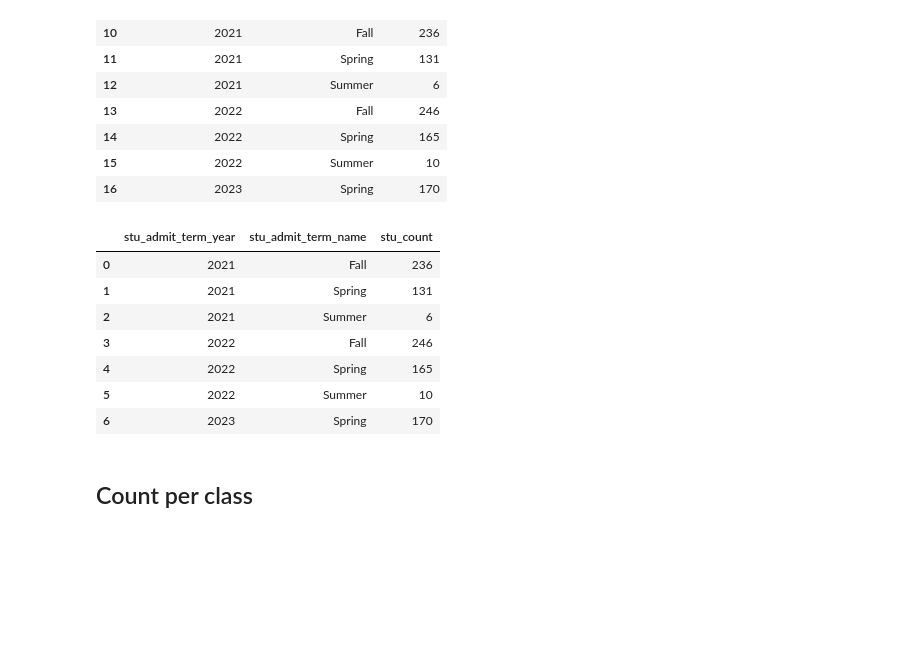
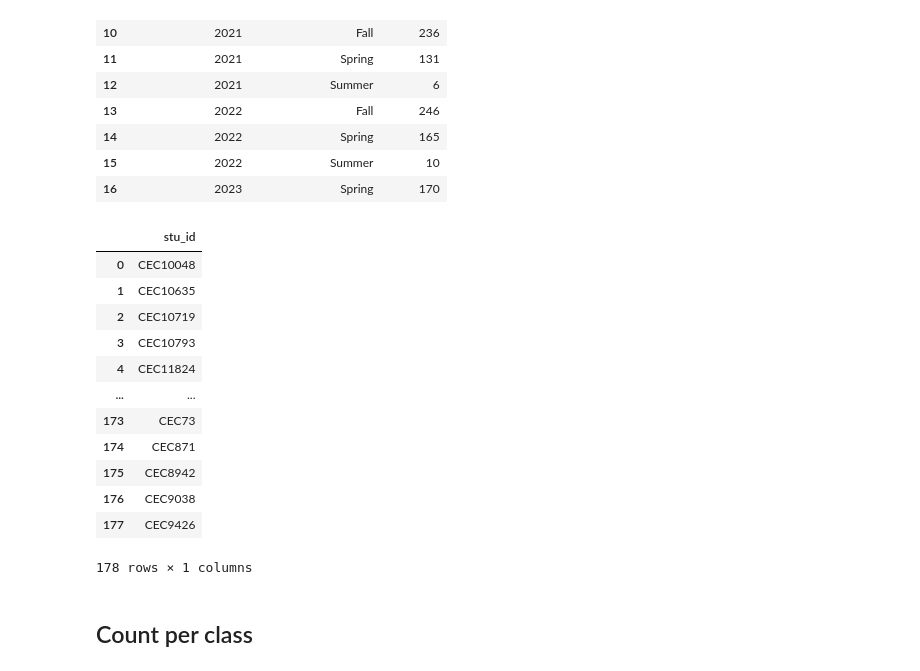
Before and after one commit to GoswamiSagarD/Team-Prophecy, a Jupyter notebook: Code/02_MachineLearning/EDA/EDA_Telina.ipynb, the cells around one changed output. Drawn from its saved outputs; the diff is of its cells as text; code cells hidden in the pictures; blank space fills up the shorter version.

```diff
--- a/Code/02_MachineLearning/EDA/EDA_Telina.ipynb
+++ b/Code/02_MachineLearning/EDA/EDA_Telina.ipynb
@@ -58,22 +58,28 @@ db_enrollment.runQuery("""
 | 16 | 2023 | Spring | 170 |
 # %%
 db_enrollment.runQuery("""
-    SELECT stu_admit_term_year, stu_admit_term_name,COUNT(DISTINCT stu_id) AS stu_count
+    SELECT DISTINCT stu_id
     FROM enrollment4EDA
     WHERE
-        stu_admit_term_year >= 2021
+        stu_admit_term_desc = 'Fall 2021'
         AND stu_prog_desc = 'MS Data Analytics Engineering'
-    GROUP BY stu_admit_term_year, stu_admit_term_name;
+        AND reg_term_desc = 'Fall 2022'
+    GROUP BY stu_id;
 """)
 # %% [output]
-|  | stu_admit_term_year | stu_admit_term_name | stu_count |
-| 0 | 2021 | Fall | 236 |
-| 1 | 2021 | Spring | 131 |
-| 2 | 2021 | Summer | 6 |
-| 3 | 2022 | Fall | 246 |
-| 4 | 2022 | Spring | 165 |
-| 5 | 2022 | Summer | 10 |
-| 6 | 2023 | Spring | 170 |
+|  | stu_id |
+| 0 | CEC10048 |
+| 1 | CEC10635 |
+| 2 | CEC10719 |
+| 3 | CEC10793 |
+| 4 | CEC11824 |
+| ... | ... |
+| 173 | CEC73 |
+| 174 | CEC871 |
+| 175 | CEC8942 |
+| 176 | CEC9038 |
+| 177 | CEC9426 |
+178 rows × 1 columns
 # %% [markdown]
 ## Count per class
 # %%
```
Also changed, not shown: parts of 4 cells of this notebook.
